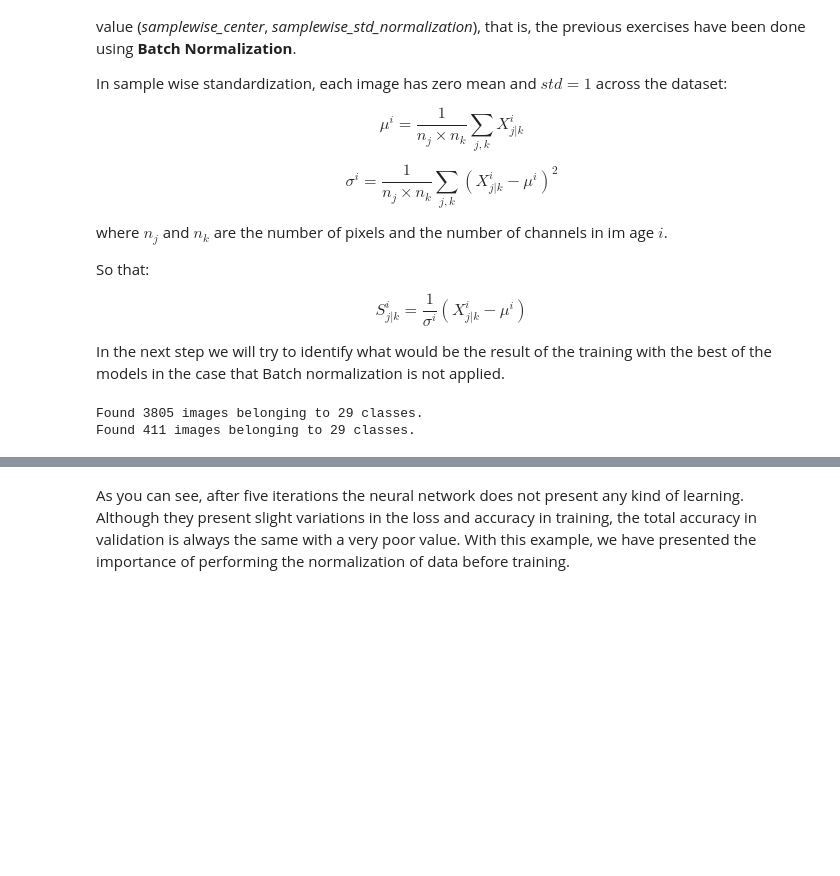
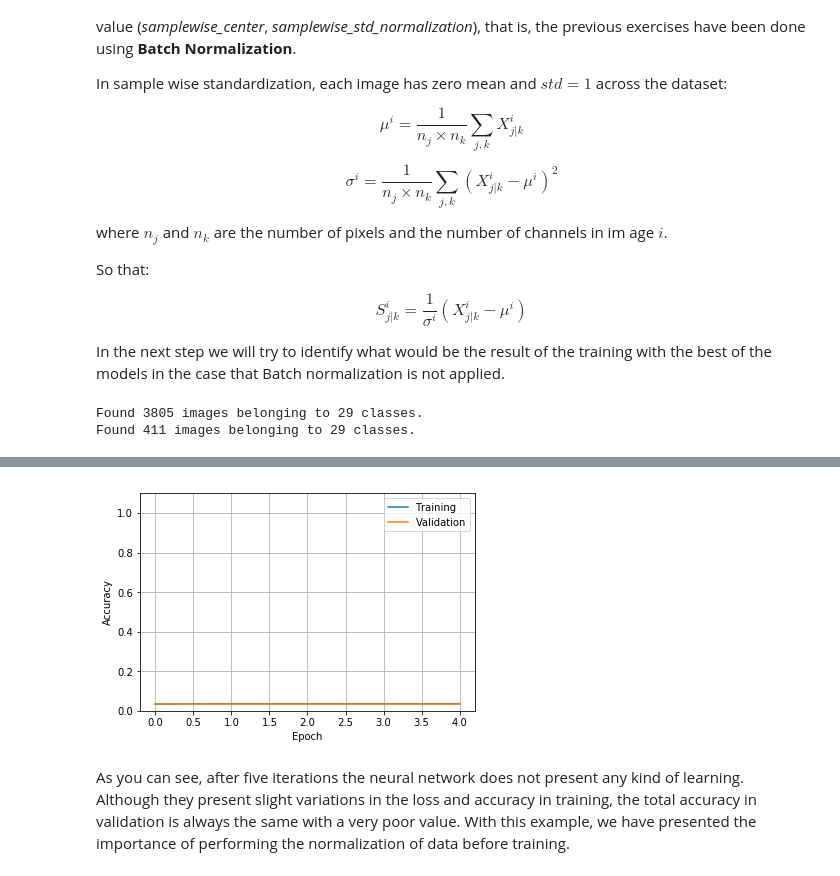
Before and after one commit to helbercarvajal/U3.Proyecto, a Jupyter notebook: asl_Alphabet.ipynb, the cells around one changed output, grey strips where cells are left out. Saved outputs shown, nothing was run; the diff lists cells and outputs as text; code cells hidden in the pictures; blank space fills up the shorter version.

Commit message:
Add plot of train and validation results in the "Batch" example

```diff
--- a/asl_Alphabet.ipynb
+++ b/asl_Alphabet.ipynb
@@ -723,2 +741,12 @@ Epoch 5/5
+# %%
+plt.plot(historyModelD.history['acc'], label='Training')
+plt.plot(historyModelD.history['val_acc'], label='Validation')
+plt.ylim(0,1.1)
+plt.xlabel('Epoch')
+plt.ylabel('Accuracy')
+plt.legend()
+plt.grid()
+# %% [output]
+[figure, added]
 # %% [markdown]
 As you can see, after five iterations the neural network does not present any kind of learning. Although they present slight variations in the loss and accuracy in training, the total accuracy in validation is always the same with a very poor value. With this example, we have presented the importance of performing the normalization of data before training.
```
Also changed, not shown: parts of 5 cells of this notebook, 1 other file.
